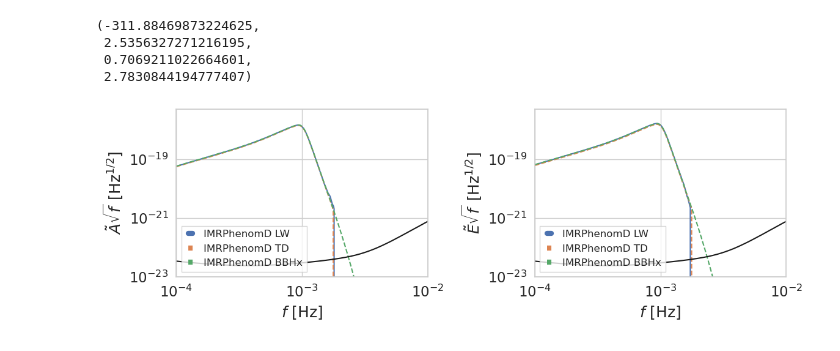
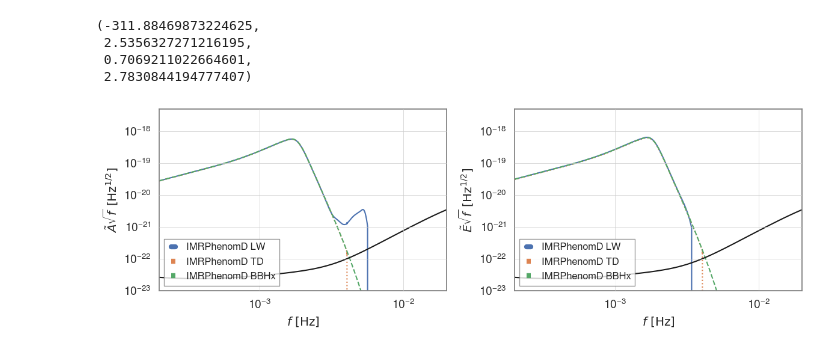
Before and after one commit to lorenzopompili00/bilby_lisa, a Jupyter notebook: debug/test_bilby_source.ipynb, the cells around one changed output. Cells and saved outputs as stored; diff of their text form; code cells hidden in the pictures.

```diff
--- a/debug/test_bilby_source.ipynb
+++ b/debug/test_bilby_source.ipynb
@@ -27,16 +45,16 @@ sns.set_theme(
 # %%
-Mtot = 2e7
+Mtot = 1e7
 q = 2
 m1 = q / (1 + q) * Mtot
 m2 = 1 / (1 + q) * Mtot
 s1x = 0.0
 s1y = 0.0
-s1z = 0.5
+s1z = 0.2
 s2x = 0.0
 s2y = 0.0
-s2z = 0.4
+s2z = 0.1
 phiRef = 0.0
-distance = 18 * 1e3
+distance = 50 * 1e3
 inclination = np.pi / 3
 
 f_max = 1e-2 / (Mtot/2e7)
@@ -70,55 +93,50 @@ dict_lw = lisa_binary_black_hole_LW(frequency_array, m1, m2, distance,
                                        reference_frequency=f_ref, minimum_frequency=f_min,
                                        # mode_array=[(2,2)]
                                        )
+# %%
+geocent_time_ssb, ra_ssb, dec_ssb, psi_ssb = LISA_to_SSB(0.0, np.pi/3, np.pi/3, np.pi/3)
+# %%
+geocent_time_ssb, ra_ssb, dec_ssb, psi_ssb
+# %% [output]
+(-311.88469873224625,
+ 2.5356327271216195,
+ 0.7069211022664601,
+ 2.7830844194777407)
 # %%
 dict_td = lisa_binary_black_hole_TD(frequency_array, m1, m2, distance,
                                        a_1, tilt_1, phi_12, a_2, tilt_2, phi_jl, theta_jn, phiRef,
-                                       ra, dec, psi, geocent_time, waveform_approximant = "IMRPhenomD",
+                                       ra_ssb, dec_ssb, psi_ssb, geocent_time_ssb, waveform_approximant = "IMRPhenomD",
                                        reference_frequency=f_ref, minimum_frequency=f_min,
                                        # mode_array=[(2,2)]
                                        )
-# %%
-LISA_to_SSB(0.0, np.pi/3, np.pi/3, np.pi/3)
-# %% [output]
-(-311.88469873224625,
- 2.5356327271216195,
- 0.7069211022664601,
- 2.7830844194777407)
-# %%
-dict_td = lisa_binary_black_hole_TD(frequency_array, m1, m2, distance,
-                                       a_1, tilt_1, phi_12, a_2, tilt_2, phi_jl, theta_jn, phiRef,
-                                       2.5356327271216195, 0.7069211022664601, 2.7830844194777407, -311.88469873224625, waveform_approximant = "IMRPhenomD",
-                                       reference_frequency=f_ref, minimum_frequency=f_min,
-                                       # mode_array=[(2,2)]
-                                       )
 # %%
 fig, (ax1, ax2) = plt.subplots(ncols=2, figsize = (12,4))
 
 ax1.loglog(frequency_array, np.sqrt(frequency_array) * np.abs(dict_lw["LISA_A"]), label = "IMRPhenomD LW")
-ax1.loglog(frequency_array, np.sqrt(frequency_array) * np.abs(dict_td["LISA_A"]), label = "IMRPhenomD TD", ls = '--')
+ax1.loglog(frequency_array, np.sqrt(frequency_array) * np.abs(dict_td["LISA_A"]), label = "IMRPhenomD TD", ls = ':')
 ax1.loglog(frequency_array, np.sqrt(frequency_array) * np.abs(dict_bbhx["LISA_A"]), label = "IMRPhenomD BBHx", ls = '--')
 
 ax2.loglog(frequency_array, np.sqrt(frequency_array) * np.abs(dict_lw["LISA_E"]), label = "IMRPhenomD LW")
-ax2.loglog(frequency_array, np.sqrt(frequency_array) * np.abs(dict_td["LISA_E"]), label = "IMRPhenomD TD", ls = '--')
+ax2.loglog(frequency_array, np.sqrt(frequency_array) * np.abs(dict_td["LISA_E"]), label = "IMRPhenomD TD", ls = ':')
 ax2.loglog(frequency_array, np.sqrt(frequency_array) * np.abs(dict_bbhx["LISA_E"]), label = "IMRPhenomD BBHx", ls = '--')
 
 fn = np.logspace(-5, -1, 10000)
 
 Sn_char_strain = get_sensitivity(fn, sens_fn="A1TDISens", return_type="char_strain")
 ax1.loglog(fn, Sn_char_strain, c="k")
 
 Sn_char_strain = get_sensitivity(fn, sens_fn="E1TDISens", return_type="char_strain")
 ax2.loglog(fn, Sn_char_strain, c="k")
 
 for ax in (ax1,ax2):
     ax.set_xlim(f_min, f_max)
     ax.set_ylim(1e-23, 5e-18)
     ax.set_xlabel(r"$f~[\rm{Hz}]$")
     ax.legend(loc=3, fontsize=12)
 
 ax1.set_ylabel(r"$\tilde{A}\sqrt{f}~[\rm{Hz}^{1/2}]$")
 ax2.set_ylabel(r"$\tilde{E}\sqrt{f}~[\rm{Hz}^{1/2}]$")
 
 plt.tight_layout()
 # %% [output]
-[figure, old version]
+[figure, new version]
```
Also changed, not shown: parts of 15 cells of this notebook, 2 other files.
